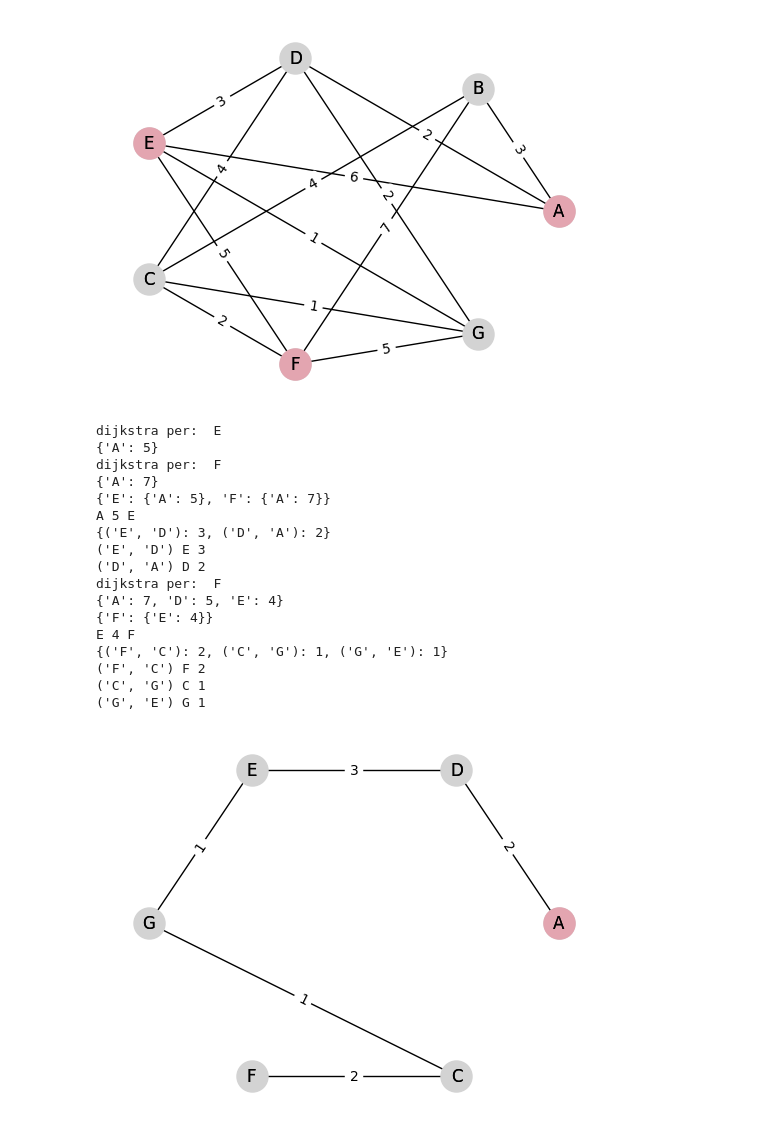
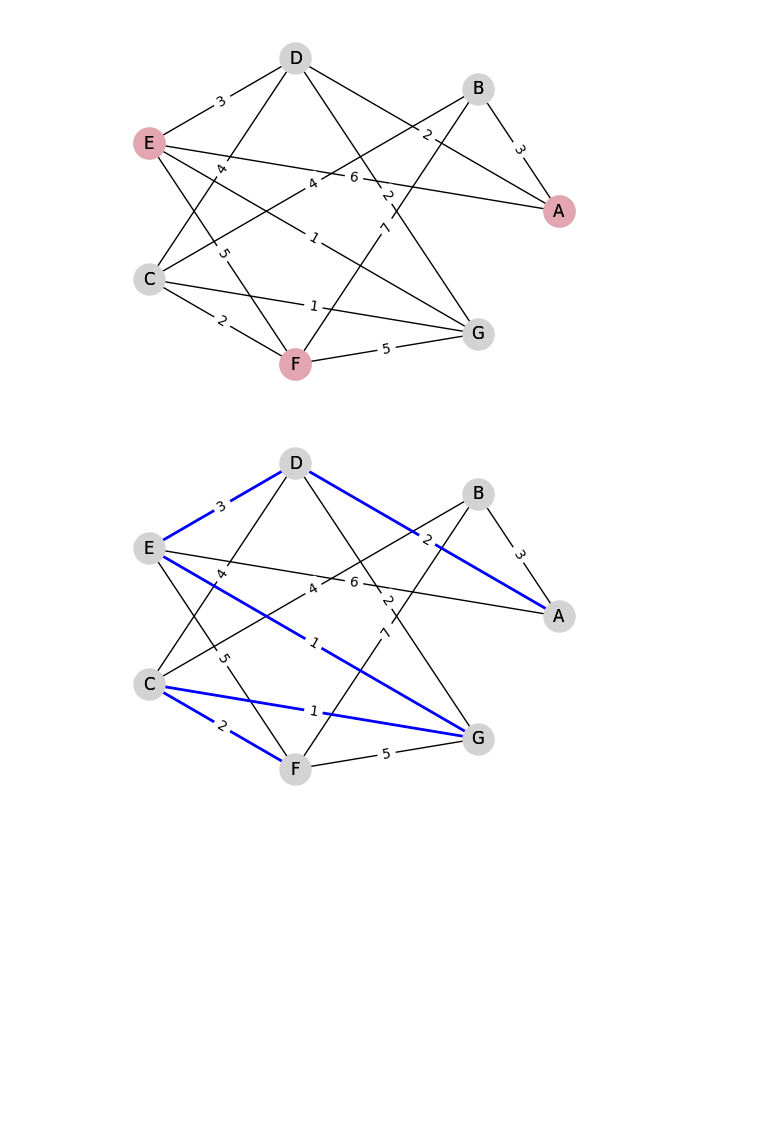
Before and after one commit to dream-19/Steiner-Tree-Operations-Research, a Jupyter notebook: heu1_shortest_path.ipynb, the cells around one changed output. Saved outputs shown, nothing was run; the diff lists cells and outputs as text; code cells hidden in the pictures; blank space fills up the shorter version.

Commit message:
disegno del grafo originale con steiner tree sovrapposto

```diff
--- a/heu1_shortest_path.ipynb
+++ b/heu1_shortest_path.ipynb
@@ -30,6 +30,15 @@ class Graph:
 
     def get_steiner_vertices(self):
         return self.steiner_vertices
+
+    def get_edges(self):
+        edges = []
+        for vertex in self.vertices:
+            neighbors = self.get_neighbors(vertex)
+            for neighbor in neighbors:
+                # Add edge to the list as a tuple
+                edges.append((vertex, neighbor))
+        return edges
 
     def get_weight(self, vertex1, vertex2):
         if vertex1 in self.vertices and vertex2 in self.vertices[vertex1]:
@@ -165,13 +212,11 @@ def shortest_path(grafo):
         i = 0
         #Controllo con dijkstra tutte le distanze
         for i in range(0, len(terminals)):
-            print("dijkstra per: ", terminals[i])
             result_dijkstra = dijkstra(grafo, terminals[i], steiner_tree)
-            print(result_dijkstra)
             #Trovo il nodo con cui il terminale ha la distanza minima
             minimum_key, minimum_distance = min(result_dijkstra.items(), key=lambda x: x[1])
             terminals_distances[terminals[i]] = {minimum_key : minimum_distance}
-        print(terminals_distances)
+
         #Trovo quale terminale è più vicino all'albero
         minimum_value = min(terminals_distances.values(), key=lambda x: next(iter(x.values())))
         minimum_node = []
@@ -183,73 +228,48 @@ def shortest_path(grafo):
         distanza_di_attacco = list(minimum_value.items())[0][1]
         nodo_terminal_da_aggiungere = minimum_node[0]
 
-        print(nodo_di_attacco, distanza_di_attacco, nodo_terminal_da_aggiungere)
-        #Trovo il shortest path tra i il terminal e il nodo più vicino dell'albero
+        #2) Attacco il nodo - Trovo il shortest path tra i il terminal e il nodo più vicino dell'albero
         path = grafo.find_shortest_path(nodo_di_attacco,nodo_terminal_da_aggiungere)
-        print(path)
         #Aggiungo il percorso al grafo di steiner
         for edge in path:
             steiner_tree.add_edge(edge[0],edge[1],path[edge])
-            print(edge, edge[0], path[edge])
 
         #Rimuovo dalla lista il terminale aggiunto
         terminals.remove(nodo_terminal_da_aggiungere)
 
-    steiner_tree.draw_graph()
-
-
-
-
-
-        #2) Aggiungo il nodo alla distanza e aggiorno il costo
+    return steiner_tree
 # %%
 graph2 = Graph()
 graph2.add_edge('A', 'B', 3)
 graph2.add_edge('A', 'D', 2)
 graph2.add_edge('A', 'E', 6)
 graph2.add_edge('D', 'C', 4)
 graph2.add_edge('D', 'E', 3)
 graph2.add_edge('D', 'G', 2)
 graph2.add_edge('E', 'F', 5)
 graph2.add_edge('E', 'G', 1)
 graph2.add_edge('G', 'F', 5)
 graph2.add_edge('G', 'C', 1)
 graph2.add_edge('C', 'F', 2)
 graph2.add_edge('B', 'C', 4)
 graph2.add_edge('F', 'B', 7)
 graph2.add_steiner('A')
 graph2.add_steiner('E')
 graph2.add_steiner('F')
 
 
 '''print("Neighbor A:", graph2.get_neighbors('A'))
 print("Neighbor E:", graph2.get_neighbors('E'))
 print("Neighbor F:", graph2.get_neighbors('F'))
 print("Peso tra A e B: ", graph2.get_weight('A','B'))
 print("Terminals: ", graph2.get_steiner_vertices())
 print("Tutti i vertici: ",graph2.get_vertices())'''
 
 graph2.draw_graph()
 
 #print(graph2.find_shortest_path('E','A'))
 steiner_tree = shortest_path(graph2)
+draw_with_steiner_tree(graph2, steiner_tree)
 # %% [output]
 [figure]
-dijkstra per:  E
-{'A': 5}
-dijkstra per:  F
-{'A': 7}
-{'E': {'A': 5}, 'F': {'A': 7}}
-A 5 E
-{('E', 'D'): 3, ('D', 'A'): 2}
-('E', 'D') E 3
-('D', 'A') D 2
-dijkstra per:  F
-{'A': 7, 'D': 5, 'E': 4}
-{'F': {'E': 4}}
-E 4 F
-{('F', 'C'): 2, ('C', 'G'): 1, ('G', 'E'): 1}
-('F', 'C') F 2
-('C', 'G') C 1
-('G', 'E') G 1
-[figure, old version]
+[figure, new version]
```
Also changed, not shown: parts of 1 cell of this notebook.
